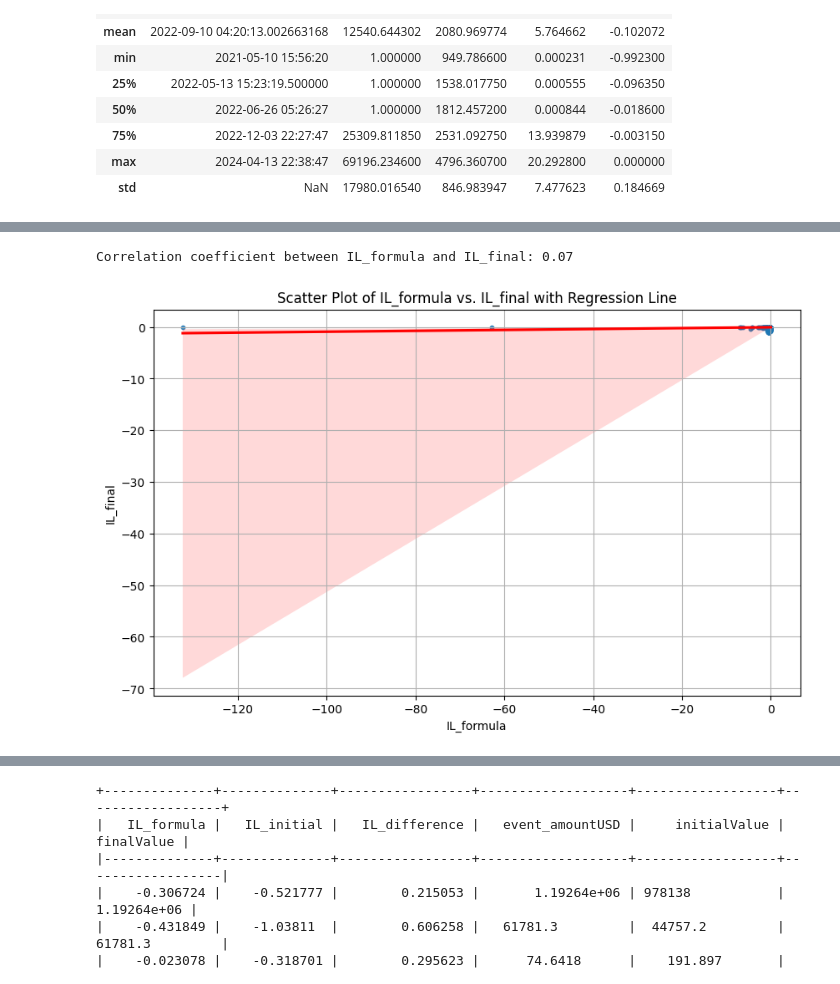
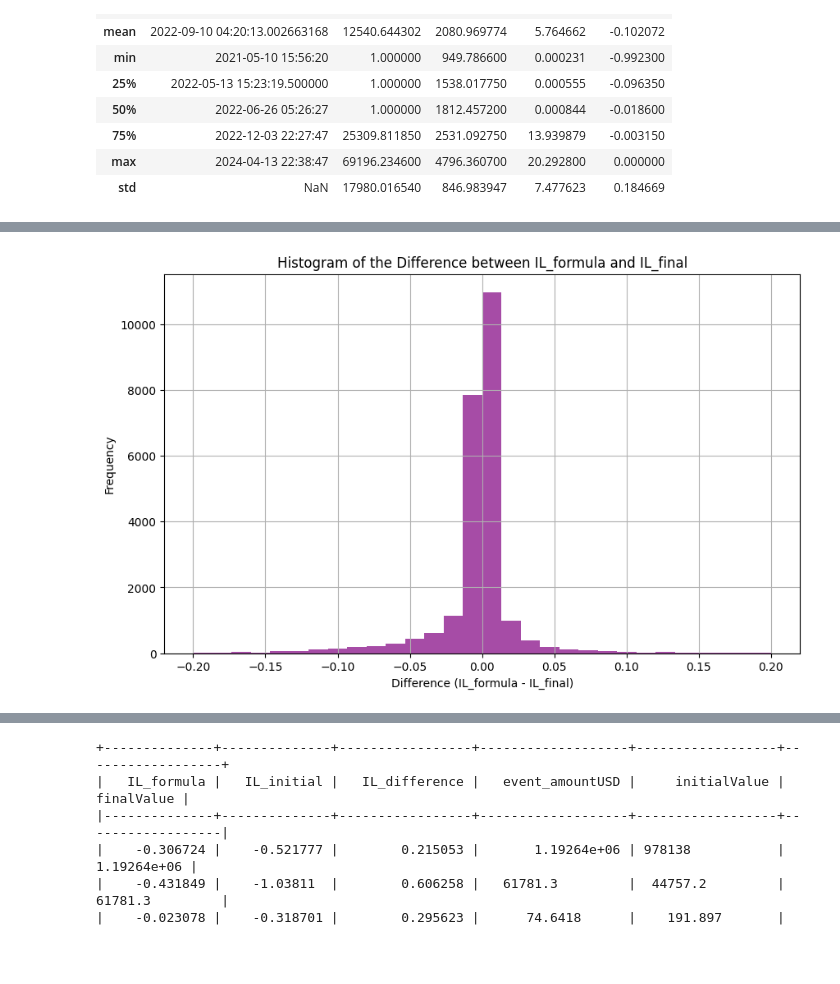
Before and after one commit to Thanos002/IL_Measurement, a Jupyter notebook: IL_Data_Extraction.ipynb, the cells around one changed output, grey strips where cells are left out. Saved outputs shown, nothing was run; the diff lists cells and outputs as text; code cells hidden in the pictures; blank space fills up the shorter version.

```diff
--- a/IL_Data_Extraction.ipynb
+++ b/IL_Data_Extraction.ipynb
@@ -1709,22 +2153,21 @@ Correlation coefficient between smoothed average IL and price ratio: -0.54
 # %%
+import matplotlib.pyplot as plt
 import pandas as pd
-import seaborn as sns
-import matplotlib.pyplot as plt
 
 # Assuming risky_combined_df is your DataFrame
 
-# Calculate the correlation coefficient
-correlation = risky_combined_df[['IL_formula', 'IL_final']].corr().iloc[0, 1]
-print(f"Correlation coefficient between IL_formula and IL_final: {correlation:.2f}")
+# Calculate the difference between IL_formula and IL_final
+risky_combined_df['IL_difference'] = risky_combined_df['IL_formula'] - risky_combined_df['IL_initial']
 
-# Scatter plot with regression line
+# Plotting the difference as a histogram
 plt.figure(figsize=(10, 6))
-sns.regplot(x='IL_formula', y='IL_final', data=risky_combined_df, scatter_kws={'s': 10}, line_kws={'color': 'red'})
-plt.xlabel('IL_formula')
-plt.ylabel('IL_final')
-plt.title('Scatter Plot of IL_formula vs. IL_final with Regression Line')
+plt.hist(risky_combined_df['IL_difference'], bins=30, color='purple', alpha=0.7, range=(-0.2, 0.2))
+plt.xlabel('Difference (IL_formula - IL_final)')
+plt.ylabel('Frequency')
+plt.title('Histogram of the Difference between IL_formula and IL_final')
 plt.grid(True)
 plt.show()
+
+# density
 # %% [output]
-Correlation coefficient between IL_formula and IL_final: 0.07
-[figure, old version]
+[figure, new version]
```
Also changed, not shown: parts of 31 cells of this notebook, 2 other files.
